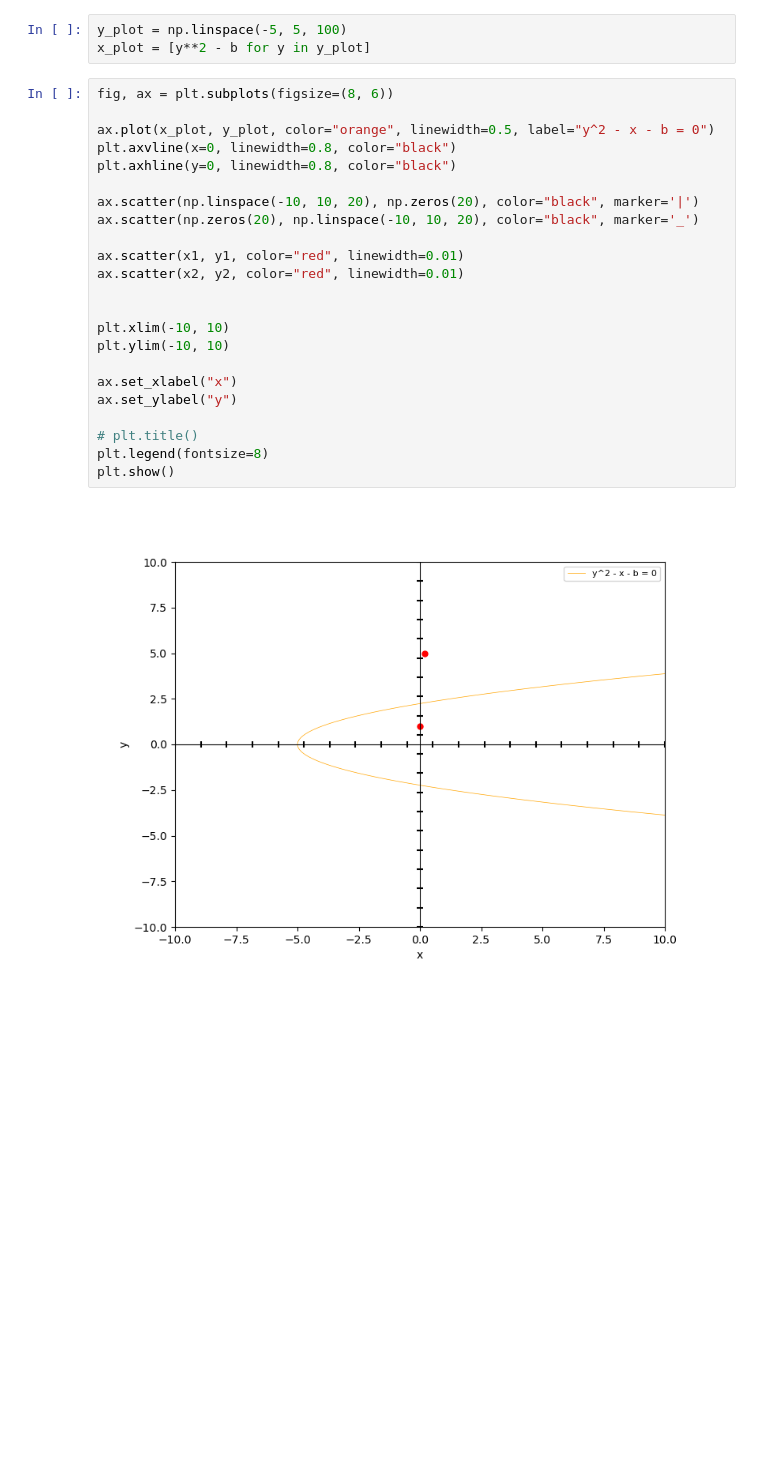
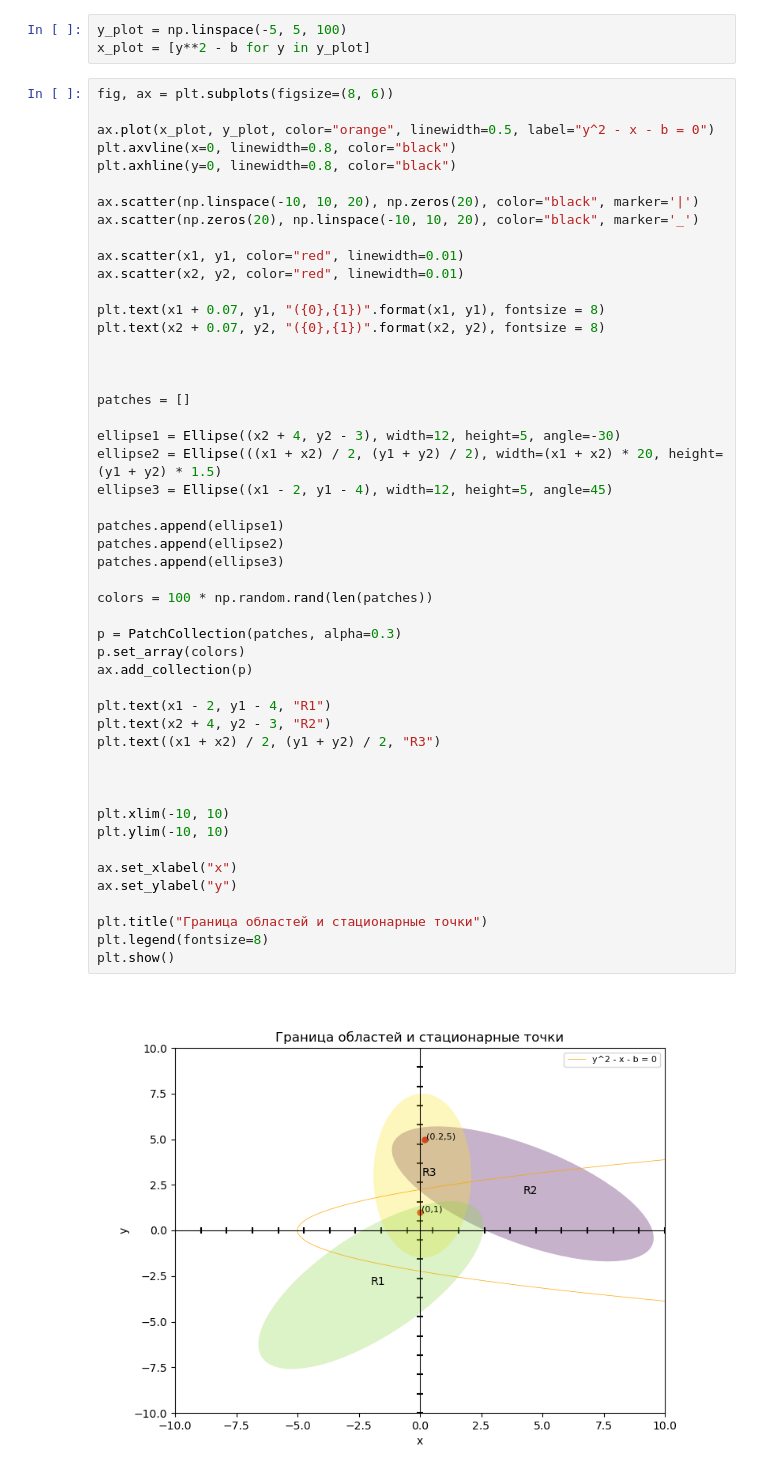
Before and after one commit to batterfly173/Nonlinear_Dynamics, a Jupyter notebook: Lab2.ipynb, the cells around one changed output. Cells and saved outputs as stored; diff of their text form; blank space fills up the shorter version.

```diff
--- a/Lab2.ipynb
+++ b/Lab2.ipynb
@@ -102,26 +100,52 @@ x_plot = [y**2 - b for y in y_plot]
 # %%
 fig, ax = plt.subplots(figsize=(8, 6))
 
 ax.plot(x_plot, y_plot, color="orange", linewidth=0.5, label="y^2 - x - b = 0")
 plt.axvline(x=0, linewidth=0.8, color="black")
 plt.axhline(y=0, linewidth=0.8, color="black")
 
 ax.scatter(np.linspace(-10, 10, 20), np.zeros(20), color="black", marker='|')
 ax.scatter(np.zeros(20), np.linspace(-10, 10, 20), color="black", marker='_')
 
 ax.scatter(x1, y1, color="red", linewidth=0.01)
 ax.scatter(x2, y2, color="red", linewidth=0.01)
 
+plt.text(x1 + 0.07, y1, "({0},{1})".format(x1, y1), fontsize = 8)
+plt.text(x2 + 0.07, y2, "({0},{1})".format(x2, y2), fontsize = 8)
+
+
+
+patches = []
+
+ellipse1 = Ellipse((x2 + 4, y2 - 3), width=12, height=5, angle=-30)
+ellipse2 = Ellipse(((x1 + x2) / 2, (y1 + y2) / 2), width=(x1 + x2) * 20, height=(y1 + y2) * 1.5)
+ellipse3 = Ellipse((x1 - 2, y1 - 4), width=12, height=5, angle=45)
+
+patches.append(ellipse1)
+patches.append(ellipse2)
+patches.append(ellipse3)
+
+colors = 100 * np.random.rand(len(patches))
+
+p = PatchCollection(patches, alpha=0.3)
+p.set_array(colors)
+ax.add_collection(p)
+
+plt.text(x1 - 2, y1 - 4, "R1")
+plt.text(x2 + 4, y2 - 3, "R2")
+plt.text((x1 + x2) / 2, (y1 + y2) / 2, "R3")
+
+
 
 plt.xlim(-10, 10)
 plt.ylim(-10, 10)
 
 ax.set_xlabel("x")
 ax.set_ylabel("y")
 
-# plt.title()
+plt.title("Граница областей и стационарные точки")
 plt.legend(fontsize=8)
 plt.show()
 # %% [output]
-[figure, old version]
+[figure, new version]
 # %% [markdown]
```
Also changed, not shown: parts of 19 cells of this notebook.
